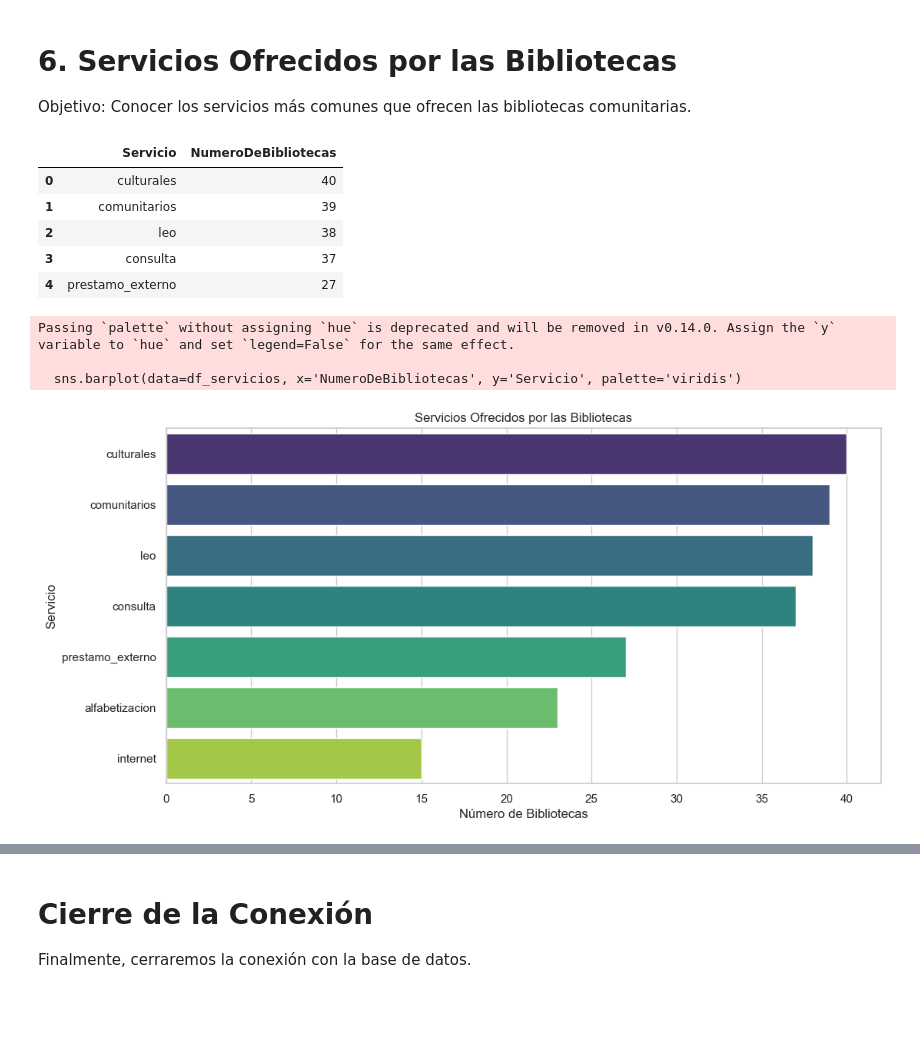
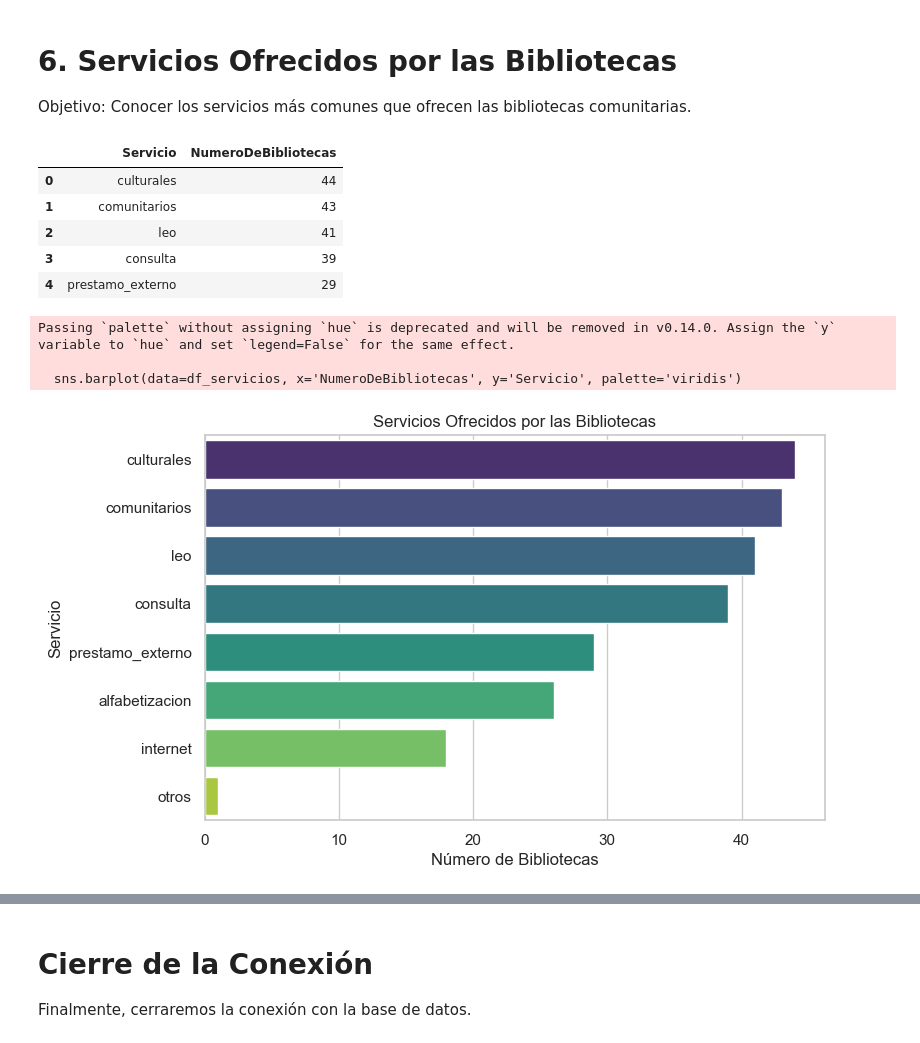
Before and after one commit to complexluise/bibliotecas_comunitarias_grafos, a Jupyter notebook: notebooks/1. Exploración grafo de conocimiento.ipynb, the cells around one changed output, grey strips where cells are left out. Cells and saved outputs as stored; diff of their text form; code cells hidden in the pictures; blank space fills up the shorter version.

```diff
--- a/notebooks/1. Exploración grafo de conocimiento.ipynb
+++ b/notebooks/1. Exploración grafo de conocimiento.ipynb
@@ -194,7 +252,7 @@ Objetivo: Conocer los servicios más comunes que ofrecen las bibliotecas comunit
 # %%
 def obtener_servicios_ofrecidos(tx):
     query = """
-    MATCH (b:BibliotecaComunitaria)-[:OFRECE]->(s:TipoServicio)
+    MATCH (b:BibliotecaComunitaria)-[:OFRECE_SERVICIO]->(s:Tipos_Servicio)
     RETURN s.nombre AS Servicio, COUNT(b) AS NumeroDeBibliotecas
     ORDER BY NumeroDeBibliotecas DESC
     """
@@ -208,21 +266,21 @@ df_servicios = neo4j_repo.execute_read(obtener_servicios_ofrecidos)
 df_servicios.head()
 # %% [output]
 |  | Servicio | NumeroDeBibliotecas |
-| 0 | culturales | 40 |
-| 1 | comunitarios | 39 |
-| 2 | leo | 38 |
-| 3 | consulta | 37 |
-| 4 | prestamo_externo | 27 |
+| 0 | culturales | 44 |
+| 1 | comunitarios | 43 |
+| 2 | leo | 41 |
+| 3 | consulta | 39 |
+| 4 | prestamo_externo | 29 |
 # %%
 # Gráfico de barras de servicios ofrecidos
-plt.figure(figsize=(12, 6))
+plt.figure(figsize=(8, 5))
 sns.barplot(data=df_servicios, x='NumeroDeBibliotecas', y='Servicio', palette='viridis')
 plt.title('Servicios Ofrecidos por las Bibliotecas')
 plt.xlabel('Número de Bibliotecas')
 plt.ylabel('Servicio')
 plt.show()
 # %% [output]
 Passing `palette` without assigning `hue` is deprecated and will be removed in v0.14.0. Assign the `y` variable to `hue` and set `legend=False` for the same effect.
 
   sns.barplot(data=df_servicios, x='NumeroDeBibliotecas', y='Servicio', palette='viridis')
-[figure, old version]
+[figure, new version]
```
Also changed, not shown: parts of 10 cells of this notebook.
